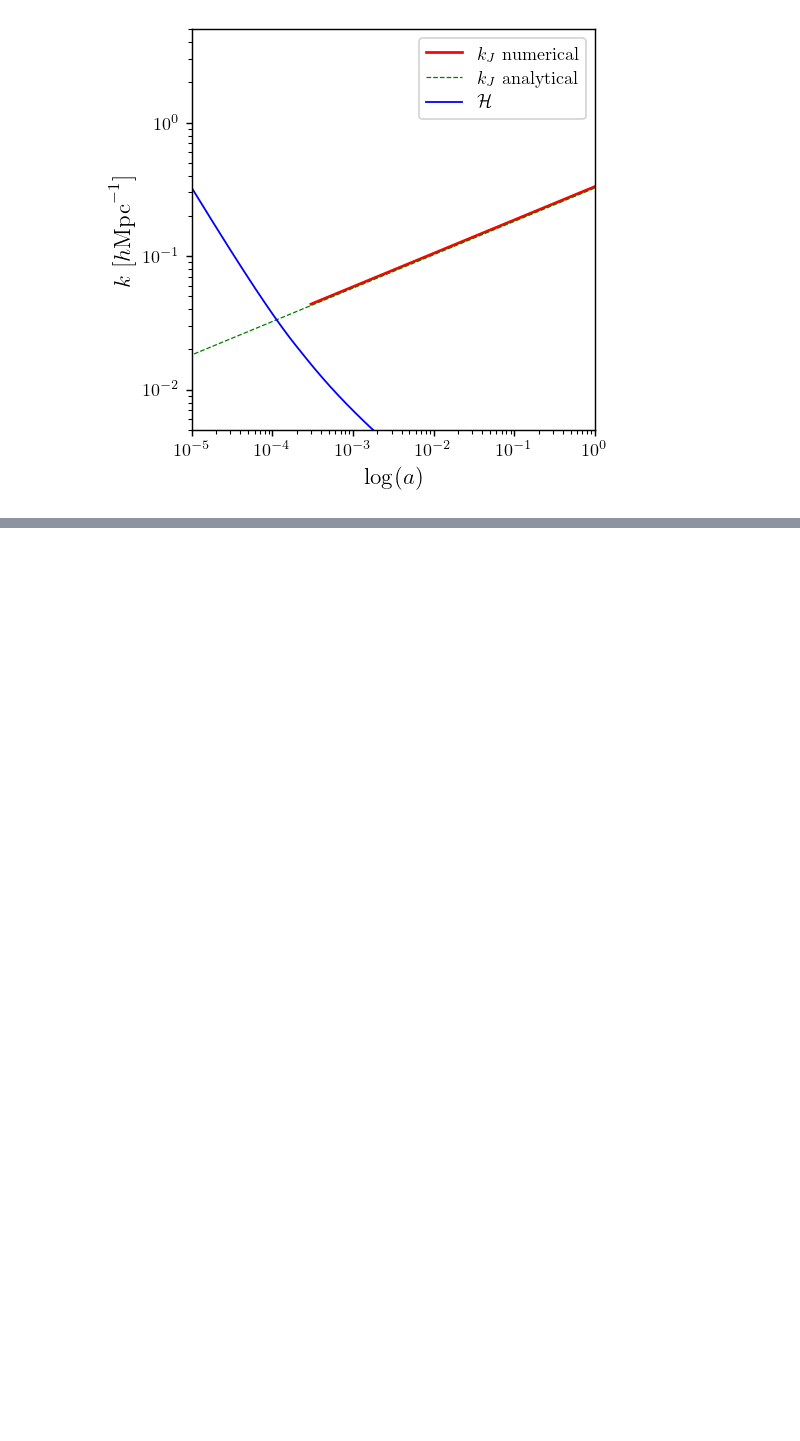
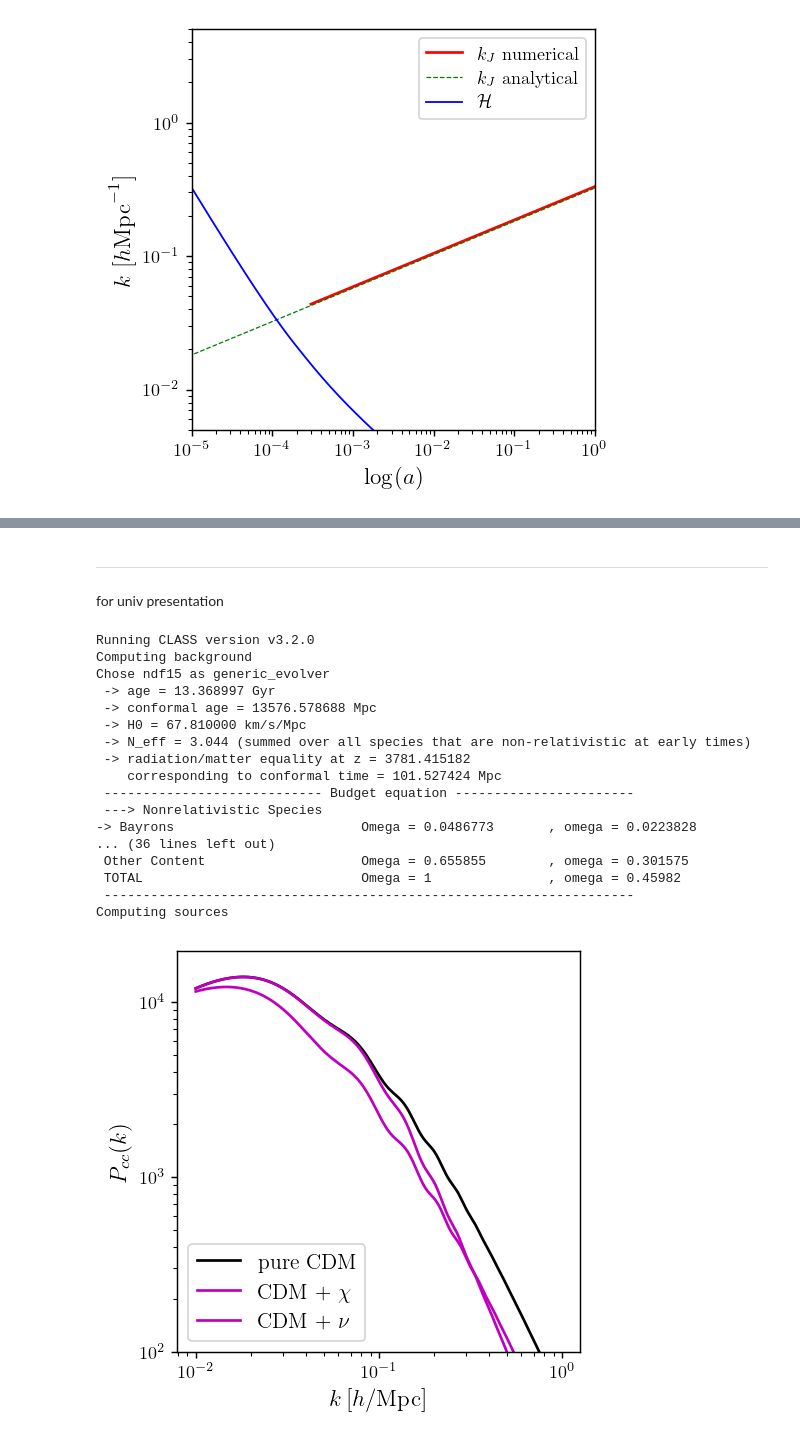
Before and after one commit to fverd/class, a Jupyter notebook: soundspeed-scripts/match_kJ.ipynb, the cells around one changed output, grey strips where cells are left out. Drawn from its saved outputs; the diff is of its cells as text; code cells hidden in the pictures; blank space fills up the shorter version.

```diff
--- a/soundspeed-scripts/match_kJ.ipynb
+++ b/soundspeed-scripts/match_kJ.ipynb
@@ -341,0 +412,58 @@ plt.show()
+# %% [markdown]
+----
+for univ presentation
+# %%
+
+chiCDM.set({
+    'm_axion': 1.e-20 * _ev_to_HO_,  # in units of H0
+    'A_s': 2.149e-09,
+})
+chiCDM.compute()
+
+
+kk = np.logspace(-2,0,200); h = chiCDM.h(); Pk_list=[]
+plt.figure(figsize=(4,4), dpi=130)
+
+Pk = [chiCDM.pk_lin(k*h,0.5)*h**3 for k in kk]
+plt.loglog(kk, Pk, 'k', label=f'pure CDM')
+
+chiCDM.set({
+    'm_axion': 1.e-26 * _ev_to_HO_,  # in units of H0
+    'A_s': 2.149e-09,
+})
+chiCDM.compute()
+Pk = [chiCDM.pk_lin(k*h,0.5)*h**3 for k in kk]
+
+plt.loglog(kk, Pk, 'm', label=r'CDM + $\chi$')
+
+Pk = [nuCDM.pk_lin(k*h,0.5)*h**3 for k in kk]
+
+plt.loglog(kk, Pk, 'm', label=r'CDM + $\nu$')
+
+plt.xlabel(r'$k\,[h/\mathrm{Mpc}]$', fontsize=13)
+plt.ylabel(r'$P_{cc}(k)$', fontsize=13)
+plt.ylim([1.e2,None])
+plt.legend(loc='lower left', fontsize=12)
+
+# plt.ylim([1.,None])
+
+plt.show()
+# %% [output]
+Running CLASS version v3.2.0
+Computing background
+Chose ndf15 as generic_evolver
+ -> age = 13.368997 Gyr
+ -> conformal age = 13576.578688 Mpc
+ -> H0 = 67.810000 km/s/Mpc
+ -> N_eff = 3.044 (summed over all species that are non-relativistic at early times)
+ -> radiation/matter equality at z = 3781.415182
+    corresponding to conformal time = 101.527424 Mpc
+ ---------------------------- Budget equation -----------------------
+ ---> Nonrelativistic Species
+-> Bayrons                        Omega = 0.0486773       , omega = 0.0223828
+... (36 lines left out)
+ Other Content                    Omega = 0.655855        , omega = 0.301575
+ TOTAL                            Omega = 1               , omega = 0.45982
+ --------------------------------------------------------------------
+Computing sources
+[figure, added]
```
Also changed, not shown: parts of 5 cells of this notebook, 3 other files.
